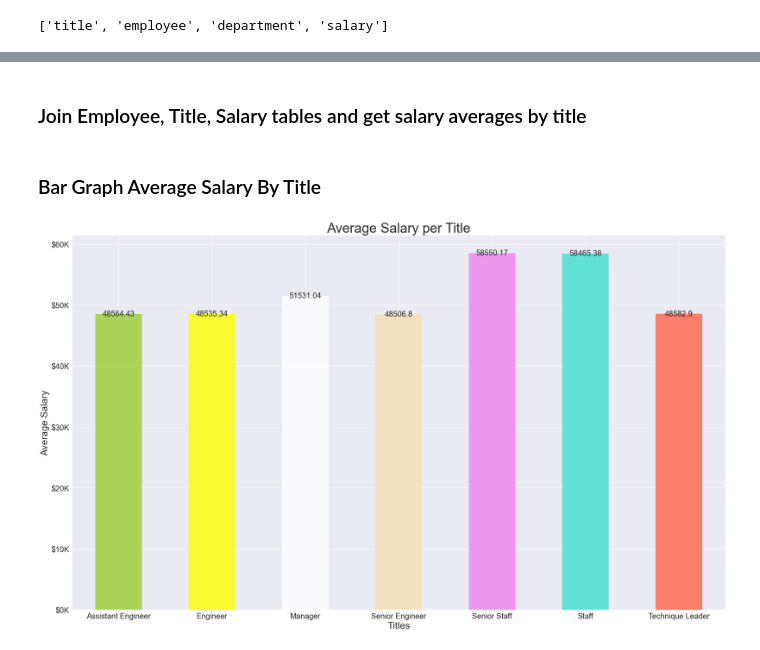
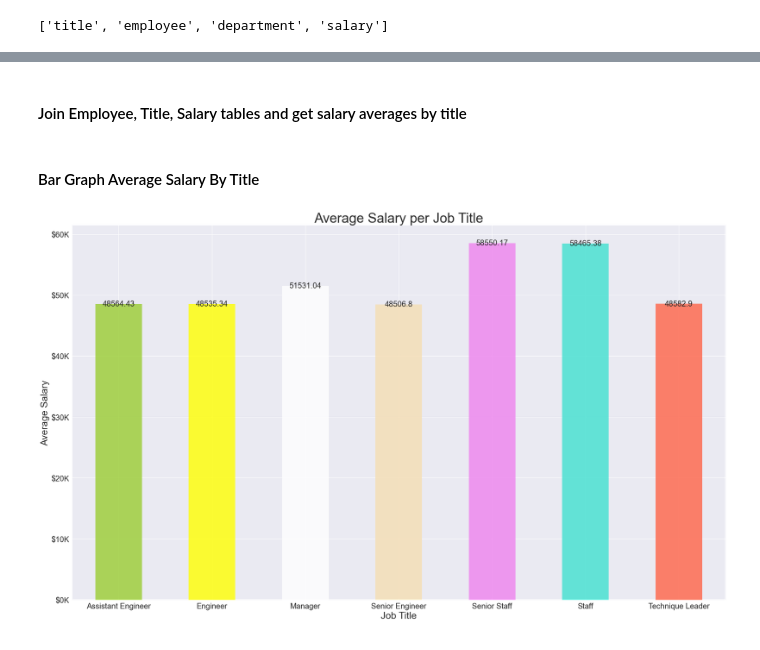
Before and after one commit to bradhika80/sql-challenge, a Jupyter notebook: EmployeeSQL/Employee_Bonus.ipynb, the cells around one changed output, grey strips where cells are left out. Drawn from its saved outputs; the diff is of its cells as text; code cells hidden in the pictures.

Commit message:
completed salary analysis

```diff
--- a/EmployeeSQL/Employee_Bonus.ipynb
+++ b/EmployeeSQL/Employee_Bonus.ipynb
@@ -45,5 +99,5 @@ Title = Base.classes.title
 # %% [markdown]
-### Join Employee, Title, Salary tables and get salary averages by title
+#### Join Employee, Title, Salary tables and get salary averages by title
 # %%
 
 # join Employee, title, salary table, calculate average salary group by titles and convert them to data frame.
@@ -74,38 +128,47 @@ results["Color"] = colors
 #Set Index to title - ONLY RUN ONCE
 results = results.set_index("title")
 # %% [markdown]
-### Bar Graph Average Salary By Title
+#### Bar Graph Average Salary By Title
 # %%
 
 # build bar chart for the avaerage salary
 plt.figure(figsize=(25,15))
+
 # plot the bar chart
 ax = results["average"].plot(kind="bar", color=results["Color"], alpha=.8,align="center",rot=0)
 
-# plot y label ticks and xlabel ticks
+# plot ylabel ticks and xlabel ticks
+ylabels = ['${:,.0f}'.format(x/1000.0) + 'K' for x in ax.get_yticks()]
 
-ylabels = ['${:,.0f}'.format(x/1000.0) + 'K' for x in ax.get_yticks()]
-ax.set_yticklabels(ylabels, fontsize=20)
+# reference material : - https://matplotlib.org/3.2.1/gallery/ticks_and_spines/tick-formatters.html
+
+ax.yaxis.set_major_locator(ticker.FixedLocator(ax.get_yticks()))
+ax.yaxis.set_major_formatter(ticker.FixedFormatter(ylabels))
+
+# set font size for the chart
 plt.xticks(fontsize=20)
+plt.yticks(fontsize=20)
+
 # add values to bar charts
 for rect in ax.patches:
     # Find where everything is located
     height = rect.get_height()
     width = rect.get_width()
     x = rect.get_x()
     y = rect.get_y()
     # The width of the bar is the data value and can used as the label
     label_text = f"{round(height,2)}"  # f'{height:.2f}' if you have decimal values as labels
     label_x = x + width / 2
     label_y = y + height + 1
     ax.text(label_x, label_y, label_text, ha='center', va='center', fontsize=20)
 
 # add xlabel, ylabel, title
-plt.xlabel("Titles",fontsize=25)
+plt.xlabel("Job Title",fontsize=25)
 plt.ylabel("Average Salary",fontsize=25)
-plt.title("Average Salary per Title", fontsize=35)
+plt.title("Average Salary per Job Title", fontsize=35)
 
+#show the plot
 plt.tight_layout()
 plt.show()
 # %% [output]
-[figure, old version]
+[figure, new version]
```
Also changed, not shown: parts of 13 cells of this notebook.
